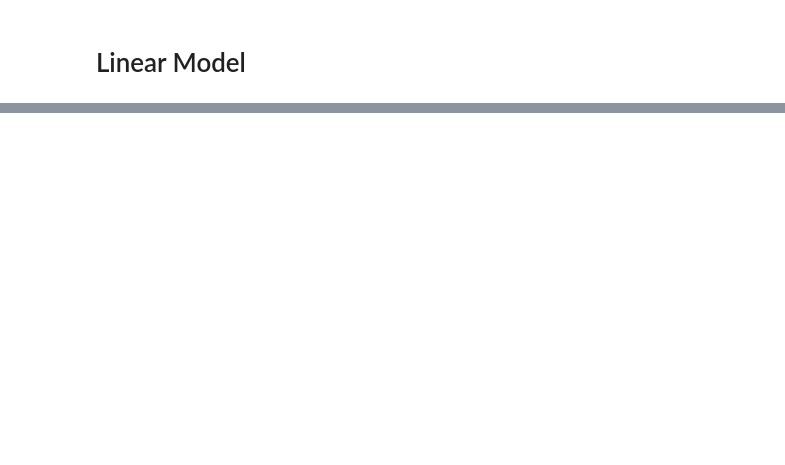
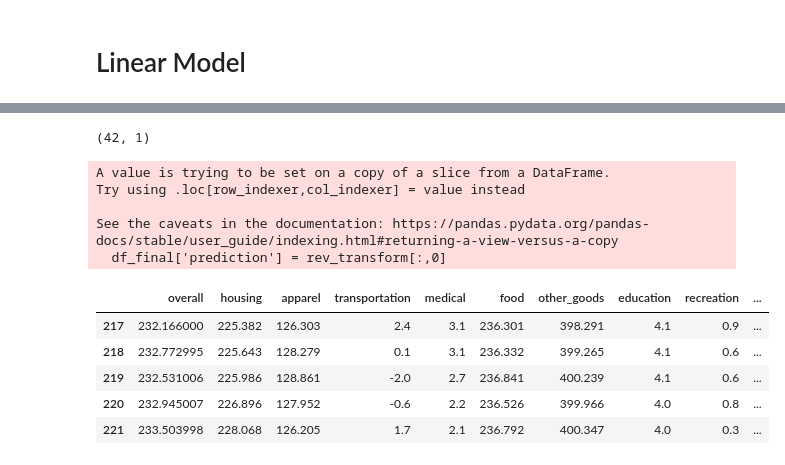
Before and after one commit to saichandra42/CPI-Prediction, a Jupyter notebook: notebooks/models.ipynb, the cells around one changed output, grey strips where cells are left out. Cells and saved outputs as stored; diff of their text form; code cells hidden in the pictures; blank space fills up the shorter version.

```diff
--- a/notebooks/models.ipynb
+++ b/notebooks/models.ipynb
@@ -34,0 +265,4 @@ epochs = 10
+# %%
+predictions.shape
+# %% [output]
+(42, 1)
@@ -34,0 +275,17 @@ epochs = 10
+# %%
+df_final['prediction'] = rev_transform[:,0]
+# %% [output]
+A value is trying to be set on a copy of a slice from a DataFrame.
+Try using .loc[row_indexer,col_indexer] = value instead
+
+See the caveats in the documentation: https://pandas.pydata.org/pandas-docs/stable/user_guide/indexing.html#returning-a-view-versus-a-copy
+  df_final['prediction'] = rev_transform[:,0]
+# %%
+df_final.head()
+# %% [output]
+|  | overall | housing | apparel | transportation | medical | food | other_goods | education | recreation | ... |
+| 217 | 232.166000 | 225.382 | 126.303 | 2.4 | 3.1 | 236.301 | 398.291 | 4.1 | 0.9 | ... |
+| 218 | 232.772995 | 225.643 | 128.279 | 0.1 | 3.1 | 236.332 | 399.265 | 4.1 | 0.6 | ... |
+| 219 | 232.531006 | 225.986 | 128.861 | -2.0 | 2.7 | 236.841 | 400.239 | 4.1 | 0.6 | ... |
+| 220 | 232.945007 | 226.896 | 127.952 | -0.6 | 2.2 | 236.526 | 399.966 | 4.0 | 0.8 | ... |
+| 221 | 233.503998 | 228.068 | 126.205 | 1.7 | 2.1 | 236.792 | 400.347 | 4.0 | 0.3 | ... |
```
Also changed, not shown: parts of 28 cells of this notebook, 10 other files.
